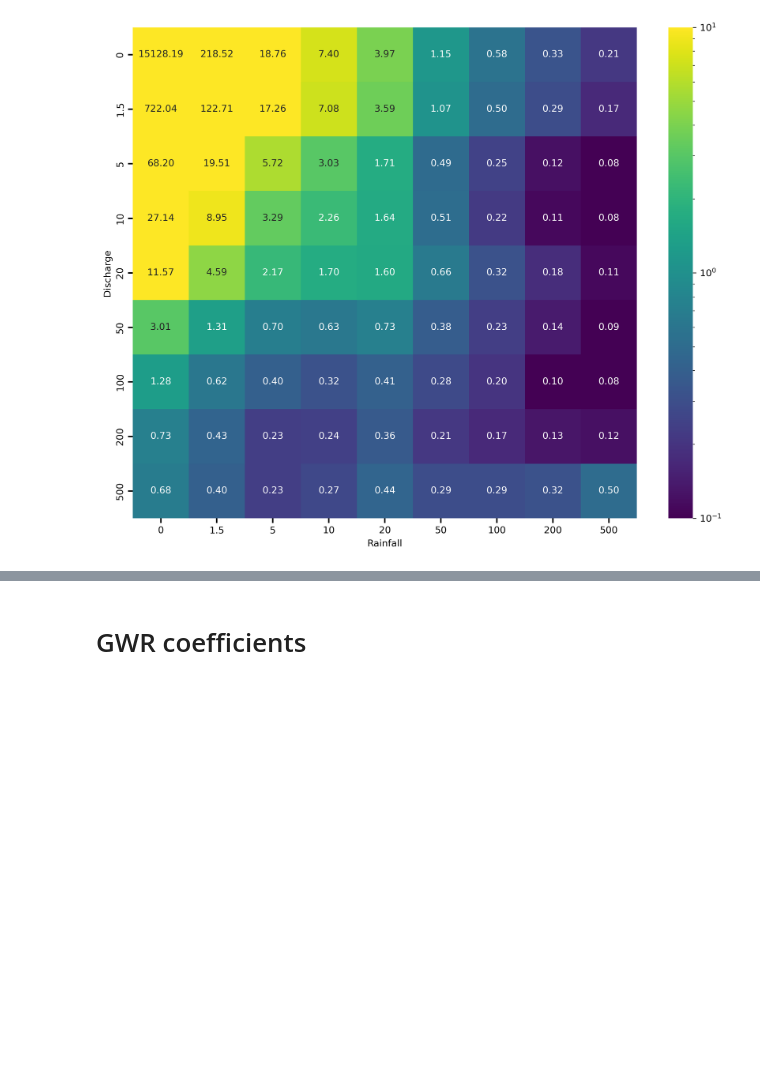
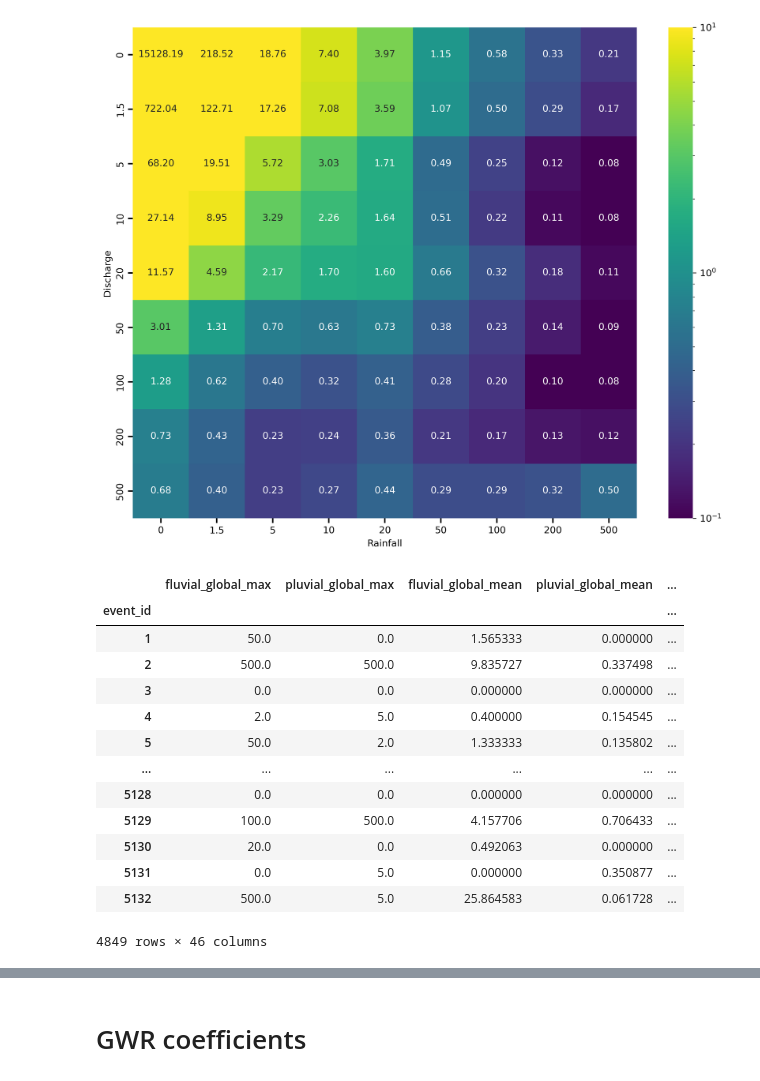
Before and after one commit to jesuslovesyiyi/Global-road-network-resilience, a Jupyter notebook: analysis/04_Visualization.ipynb, the cells around one changed output, grey strips where cells are left out. Cells and saved outputs as stored; diff of their text form; code cells hidden in the pictures; blank space fills up the shorter version.

```diff
--- a/analysis/04_Visualization.ipynb
+++ b/analysis/04_Visualization.ipynb
@@ -733,3 +733,20 @@ plt.show()
 # compare
 flu_plu_df = pd.read_csv('/Users/yiyi/Library/CloudStorage/OneDrive-GeorgiaInstituteofTechnology(2)/Research/Global road network resilience/01_data/csv/dfo_compound_stats.csv',
                     index_col=0)
+# %%
+flu_plu_df
+# %% [output]
+|  | fluvial_global_max | pluvial_global_max | fluvial_global_mean | pluvial_global_mean | ... |
+| event_id |  |  |  |  | ... |
+| 1 | 50.0 | 0.0 | 1.565333 | 0.000000 | ... |
+| 2 | 500.0 | 500.0 | 9.835727 | 0.337498 | ... |
+| 3 | 0.0 | 0.0 | 0.000000 | 0.000000 | ... |
+| 4 | 2.0 | 5.0 | 0.400000 | 0.154545 | ... |
+| 5 | 50.0 | 2.0 | 1.333333 | 0.135802 | ... |
+| ... | ... | ... | ... | ... | ... |
+| 5128 | 0.0 | 0.0 | 0.000000 | 0.000000 | ... |
+| 5129 | 100.0 | 500.0 | 4.157706 | 0.706433 | ... |
+| 5130 | 20.0 | 0.0 | 0.492063 | 0.000000 | ... |
+| 5131 | 0.0 | 5.0 | 0.000000 | 0.350877 | ... |
+| 5132 | 500.0 | 5.0 | 25.864583 | 0.061728 | ... |
+4849 rows × 46 columns
```
Also changed, not shown: parts of 9 cells of this notebook, 1 other file.
